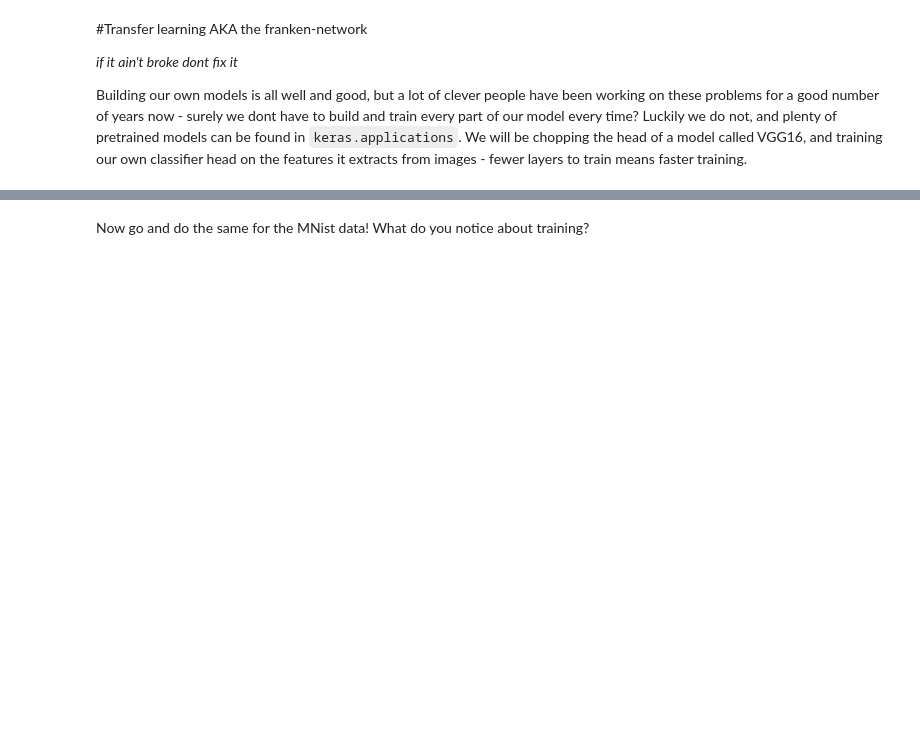
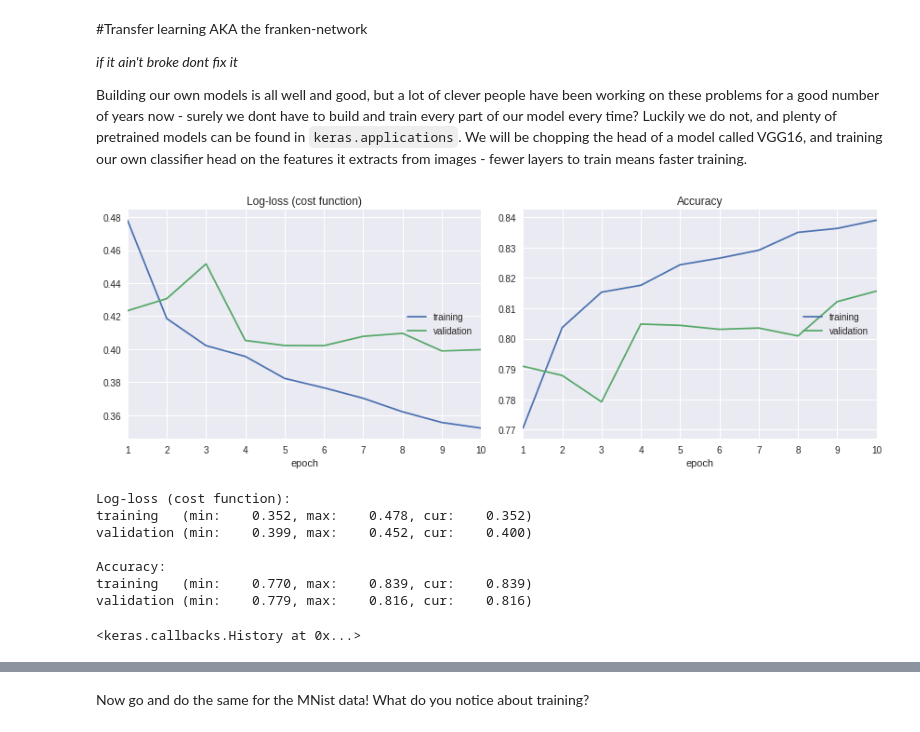
Before and after one commit to olli-turnb/AI-CNN-Workshop, a Jupyter notebook: CNNWorkshop.ipynb, the cells around one changed output, grey strips where cells are left out. Saved outputs shown, nothing was run; the diff lists cells and outputs as text; code cells hidden in the pictures; blank space fills up the shorter version.

```diff
--- a/CNNWorkshop.ipynb
+++ b/CNNWorkshop.ipynb
@@ -378,19 +336,29 @@ Building our own models is all well and good, but a lot of clever people have be
 # %%
 from keras import applications, Model
 
 #Method 1 - treat the pre trained network as a feature extractor to pipe into a regular neural network
 
 pt_model = applications.VGG16(include_top=False, weights='imagenet', input_shape=(64,64,3))
 
 top_model = Sequential()
-top_model.add(Flatten(input_shape=pt_model.output_shape[1:]))
-top_model.add(Dense(256, activation='relu'))
+top_model.add(Flatten())
+top_model.add(Dense(64, activation='elu'))
 top_model.add(Dropout(0.5))
 top_model.add(Dense(1, activation='sigmoid'))
 top_model.compile(optimizer = 'adam', loss = 'binary_crossentropy', metrics = ['accuracy'])
 
 training_data = pt_model.predict(X_train)
 
-top_model.fit(training_data, y_train, validation_split = 0.1, epochs = 10)
+top_model.fit(training_data, y_train, validation_split = 0.1, epochs = 10, callbacks=[PlotLossesCallback()])
+# %% [output]
+[figure, added]
+Log-loss (cost function):
+training   (min:    0.352, max:    0.478, cur:    0.352)
+validation (min:    0.399, max:    0.452, cur:    0.400)
+
+Accuracy:
+training   (min:    0.770, max:    0.839, cur:    0.839)
+validation (min:    0.779, max:    0.816, cur:    0.816)
+<keras.callbacks.History at 0x...>
 # %%
 #Method 2 - stitch the two together into a franken-network with the feature extraction layers
```
Also changed, not shown: parts of 12 cells of this notebook.
